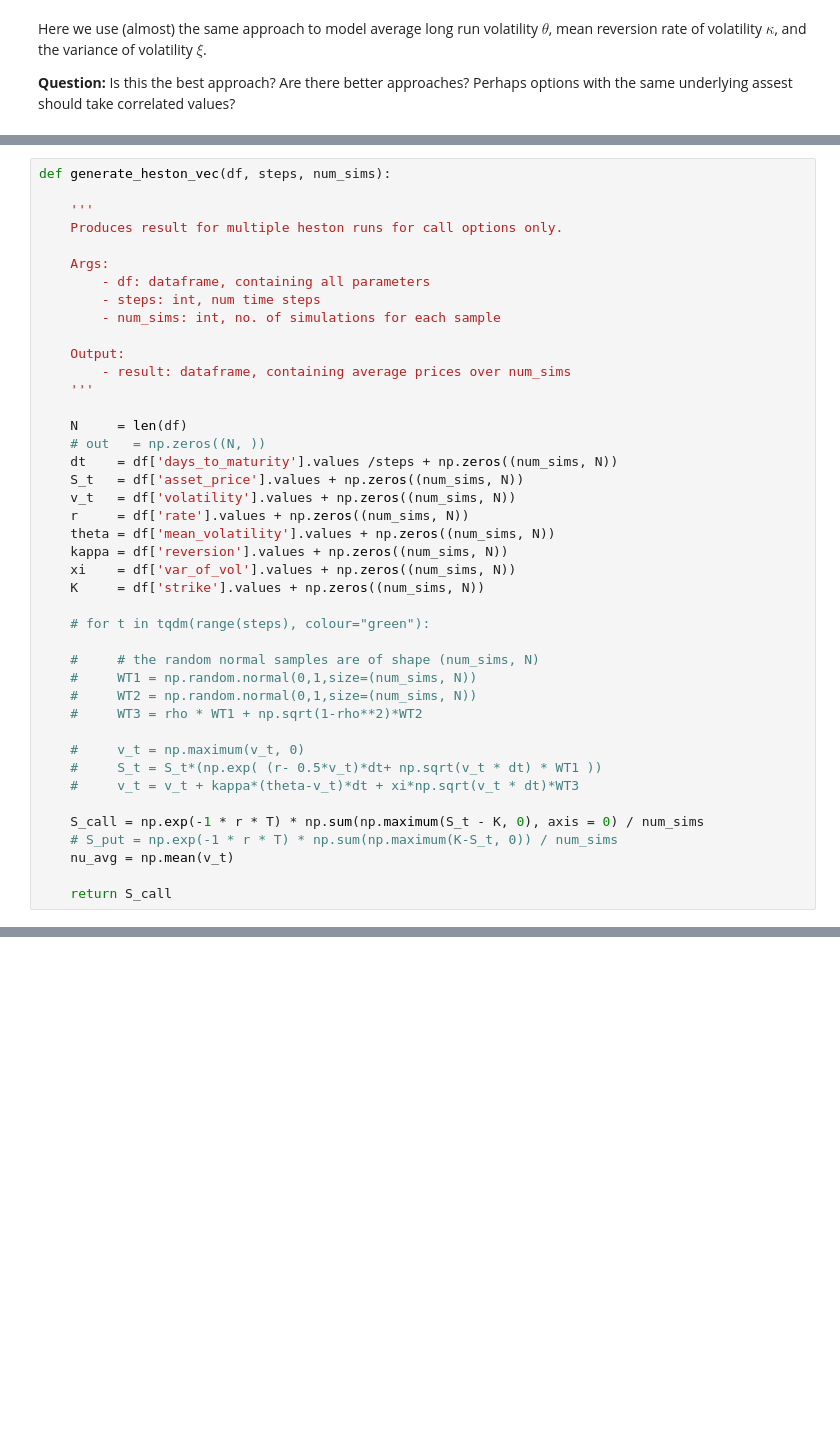
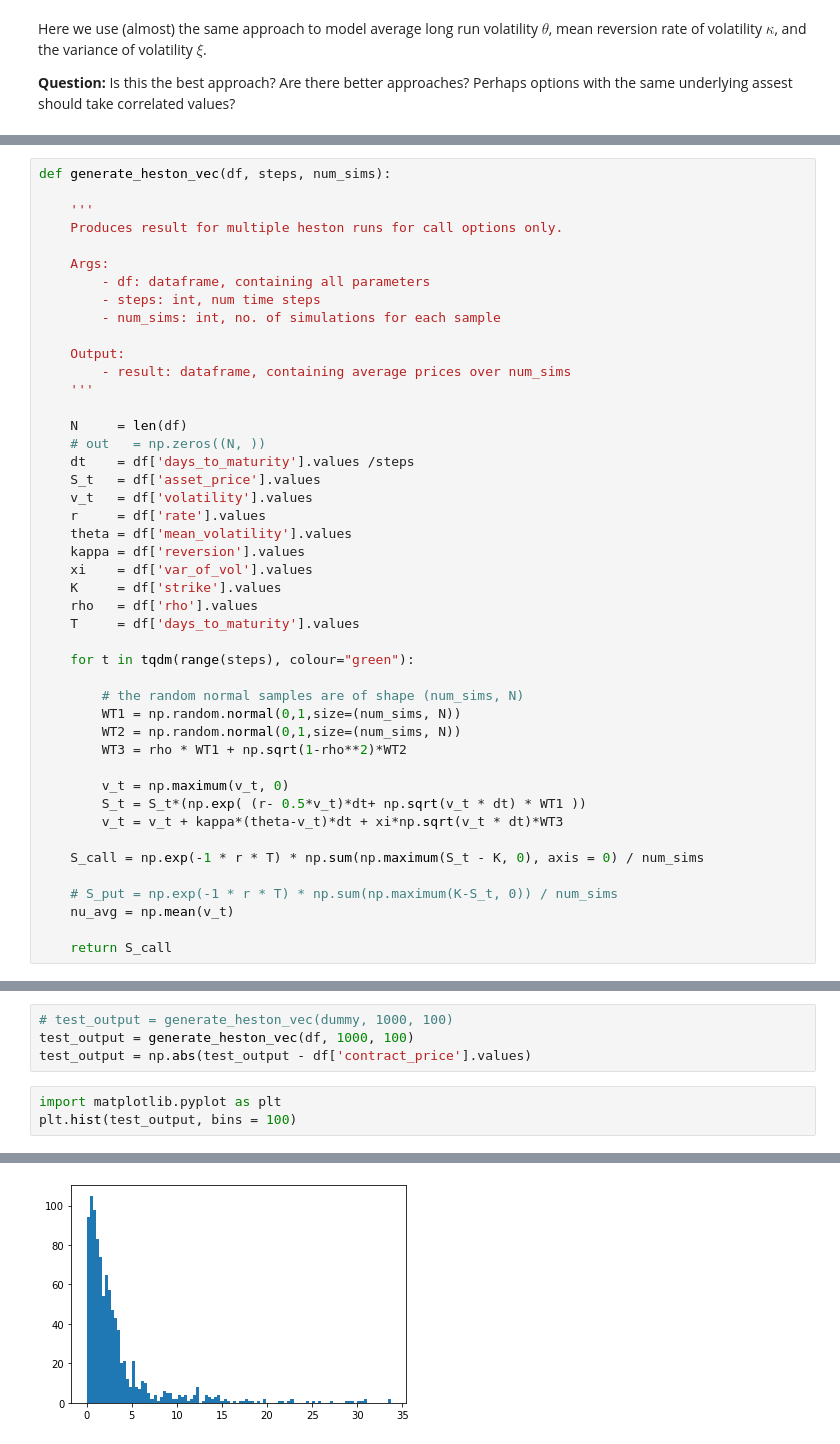
Before and after one commit to MathePhysics/UROP-2022, a Jupyter notebook: MonteCarloBenchmark/heston.ipynb, the cells around one changed output, grey strips where cells are left out. Cells and saved outputs as stored; diff of their text form; blank space fills up the shorter version.

Commit message:
fix error and test implementation

```diff
--- a/MonteCarloBenchmark/heston.ipynb
+++ b/MonteCarloBenchmark/heston.ipynb
@@ -146,27 +151,30 @@ def generate_heston_vec(df, steps, num_sims):
 
     N     = len(df)
     # out   = np.zeros((N, ))
-    dt    = df['days_to_maturity'].values /steps + np.zeros((num_sims, N))
-    S_t   = df['asset_price'].values + np.zeros((num_sims, N))
-    v_t   = df['volatility'].values + np.zeros((num_sims, N))
-    r     = df['rate'].values + np.zeros((num_sims, N))
-    theta = df['mean_volatility'].values + np.zeros((num_sims, N))
-    kappa = df['reversion'].values + np.zeros((num_sims, N))
-    xi    = df['var_of_vol'].values + np.zeros((num_sims, N))
-    K     = df['strike'].values + np.zeros((num_sims, N))
+    dt    = df['days_to_maturity'].values /steps
+    S_t   = df['asset_price'].values
+    v_t   = df['volatility'].values
+    r     = df['rate'].values
+    theta = df['mean_volatility'].values
+    kappa = df['reversion'].values
+    xi    = df['var_of_vol'].values
+    K     = df['strike'].values
+    rho   = df['rho'].values
+    T     = df['days_to_maturity'].values
 
-    # for t in tqdm(range(steps), colour="green"):
+    for t in tqdm(range(steps), colour="green"):
 
-    #     # the random normal samples are of shape (num_sims, N)
-    #     WT1 = np.random.normal(0,1,size=(num_sims, N))
-    #     WT2 = np.random.normal(0,1,size=(num_sims, N))
-    #     WT3 = rho * WT1 + np.sqrt(1-rho**2)*WT2
+        # the random normal samples are of shape (num_sims, N)
+        WT1 = np.random.normal(0,1,size=(num_sims, N))
+        WT2 = np.random.normal(0,1,size=(num_sims, N))
+        WT3 = rho * WT1 + np.sqrt(1-rho**2)*WT2
 
-    #     v_t = np.maximum(v_t, 0)
-    #     S_t = S_t*(np.exp( (r- 0.5*v_t)*dt+ np.sqrt(v_t * dt) * WT1 ))
-    #     v_t = v_t + kappa*(theta-v_t)*dt + xi*np.sqrt(v_t * dt)*WT3
+        v_t = np.maximum(v_t, 0)
+        S_t = S_t*(np.exp( (r- 0.5*v_t)*dt+ np.sqrt(v_t * dt) * WT1 ))
+        v_t = v_t + kappa*(theta-v_t)*dt + xi*np.sqrt(v_t * dt)*WT3
 
     S_call = np.exp(-1 * r * T) * np.sum(np.maximum(S_t - K, 0), axis = 0) / num_sims
+
     # S_put = np.exp(-1 * r * T) * np.sum(np.maximum(K-S_t, 0)) / num_sims
     nu_avg = np.mean(v_t)
 
@@ -177,0 +226,8 @@ KeyboardInterrupt:
+# %%
+# test_output = generate_heston_vec(dummy, 1000, 100)
+test_output = generate_heston_vec(df, 1000, 100)
+test_output = np.abs(test_output - df['contract_price'].values)
+# %%
+import matplotlib.pyplot as plt
+plt.hist(test_output, bins = 100)
+# %% [output]
@@ -177,0 +251 @@ KeyboardInterrupt:
+[figure, added]
```
Also changed, not shown: parts of 7 cells of this notebook.
